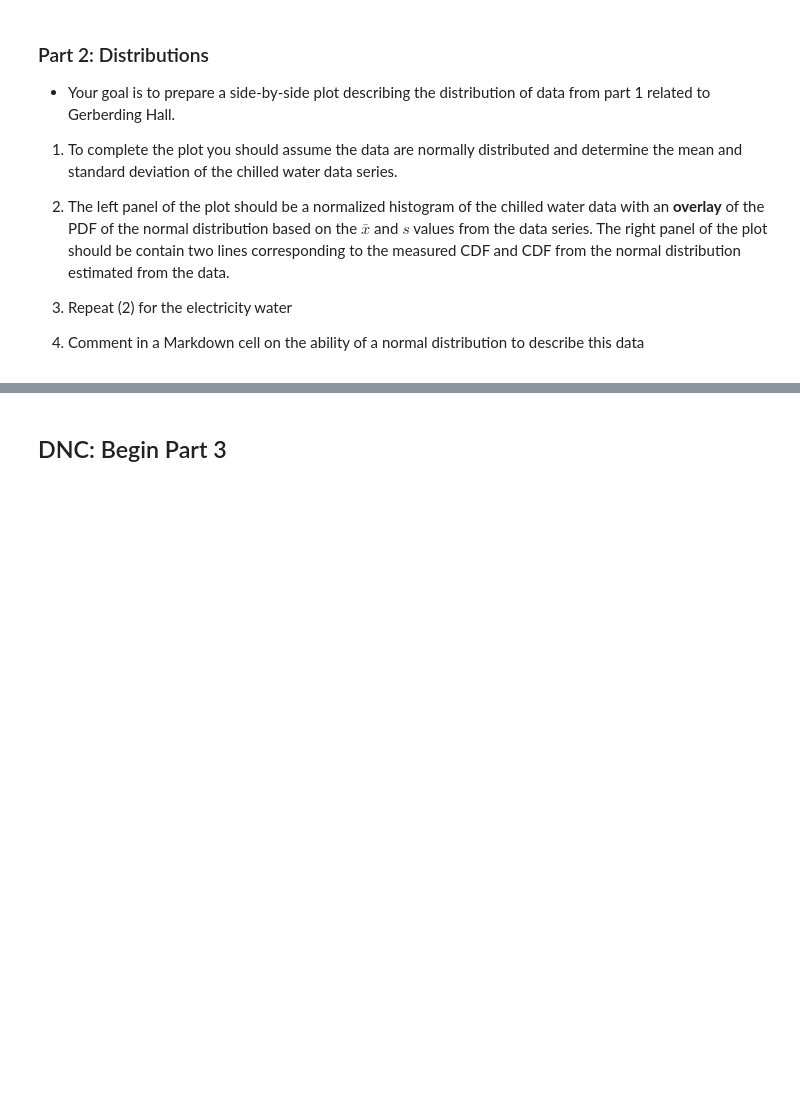
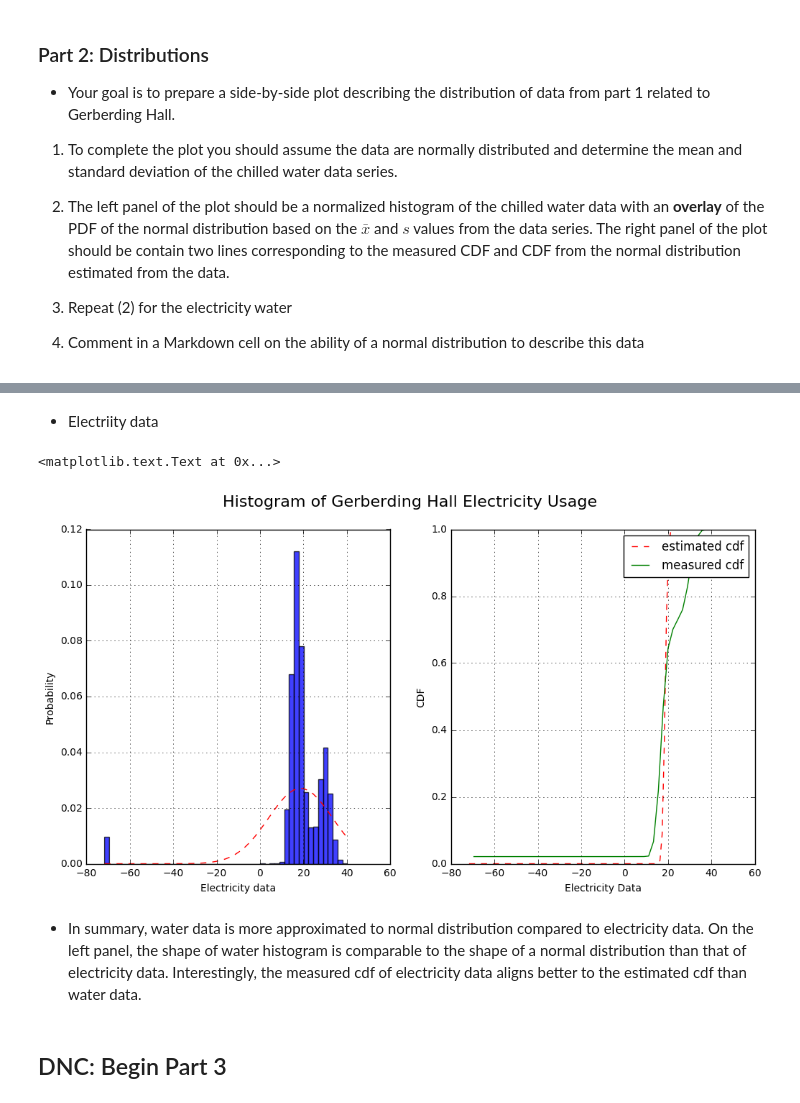
Before and after one commit to wfqethan/dsmcer-hw-3, a Jupyter notebook: HW3-Wang-Fangqi.ipynb, the cells around one changed output, grey strips where cells are left out. Saved outputs shown, nothing was run; the diff lists cells and outputs as text; code cells hidden in the pictures; blank space fills up the shorter version.

```diff
--- a/HW3-Wang-Fangqi.ipynb
+++ b/HW3-Wang-Fangqi.ipynb
@@ -233,3 +253,51 @@ plt.setp(patches, 'facecolor', 'lightgreen', 'alpha', 0.75)
+# %% [markdown]
+* Electriity data
+# %%
+
+# electricity data statistics
+elec_data_mean = energy_data['kWh'].mean() # mean of the electricity data
+elec_data_std = energy_data['kWh'].std() # std of the electricity data
+
+# set bin sizes, assign mu and sigma from for electricity data
+bin_elec = 50
+mu_elec, sigma_elec = elec_data_mean, elec_data_std
+x_elec = mu_elec + sigma_elec * np.random.randn(100)
+
+# plot the data
+fig, axes = plt.subplots(nrows=1, ncols=2, figsize=(12,6))
+
+# plot histogram of the electricity data
+n, bins, patches = axes[0].hist(elec[5:-5], bin_elec, normed=1,alpha=0.75)
+# plot pdf of the electricity data
+y_pdf = mlab.normpdf(bins, mu_elec, sigma_elec)
+axes[0].plot(bins, y_pdf, 'r--',linewidth=1, label='pdf of electricity data')
+axes[0].set_xlabel('Electricity data') # x label
+axes[0].set_ylabel('Probability') # y label
+axes[0].grid() # add grid line
+
+# create cdf from normal distribution estimated from electricity data
+x = np.arange(elec[5],elec[-5],1) # exclude outliers
+y_cdf = norm.cdf(x,mu_elec,1) # get cdf
+y_cdf /= y_cdf[-1] # normalize the data
+
+cdf = np.cumsum(n) # measure cdf from electricity data
+cdf /= cdf[-1] # normalize the data
+
+# plot cdf from estimated normal distribution of data
+axes[1].plot(x, y_cdf, 'r--',linewidth=1, label='estimated cdf')
+# plot measured cdf of electricity data
+axes[1].plot(bins[1:], cdf, 'g',linewidth=1, label='measured cdf')
+axes[1].set_xlabel('Electricity Data') # x label
+axes[1].set_ylabel('CDF') # y label
+axes[1].grid() # add grid line
+
+plt.legend() # show legend
+fig.suptitle('Histogram of Gerberding Hall Electricity Usage',fontsize=16) # add title
+# %% [output]
+<matplotlib.text.Text at 0x...>
+[figure, added]
+# %% [markdown]
+* In summary, water data is more approximated to normal distribution compared to electricity data. On the left panel, the shape of water histogram is comparable to the shape of a normal distribution than that of electricity data.  Interestingly, the measured cdf of electricity data aligns better to the estimated cdf than water data.
 # %% [markdown]
 ## DNC: Begin Part 3
 # %% [markdown]
```
Also changed, not shown: parts of 21 cells of this notebook.
